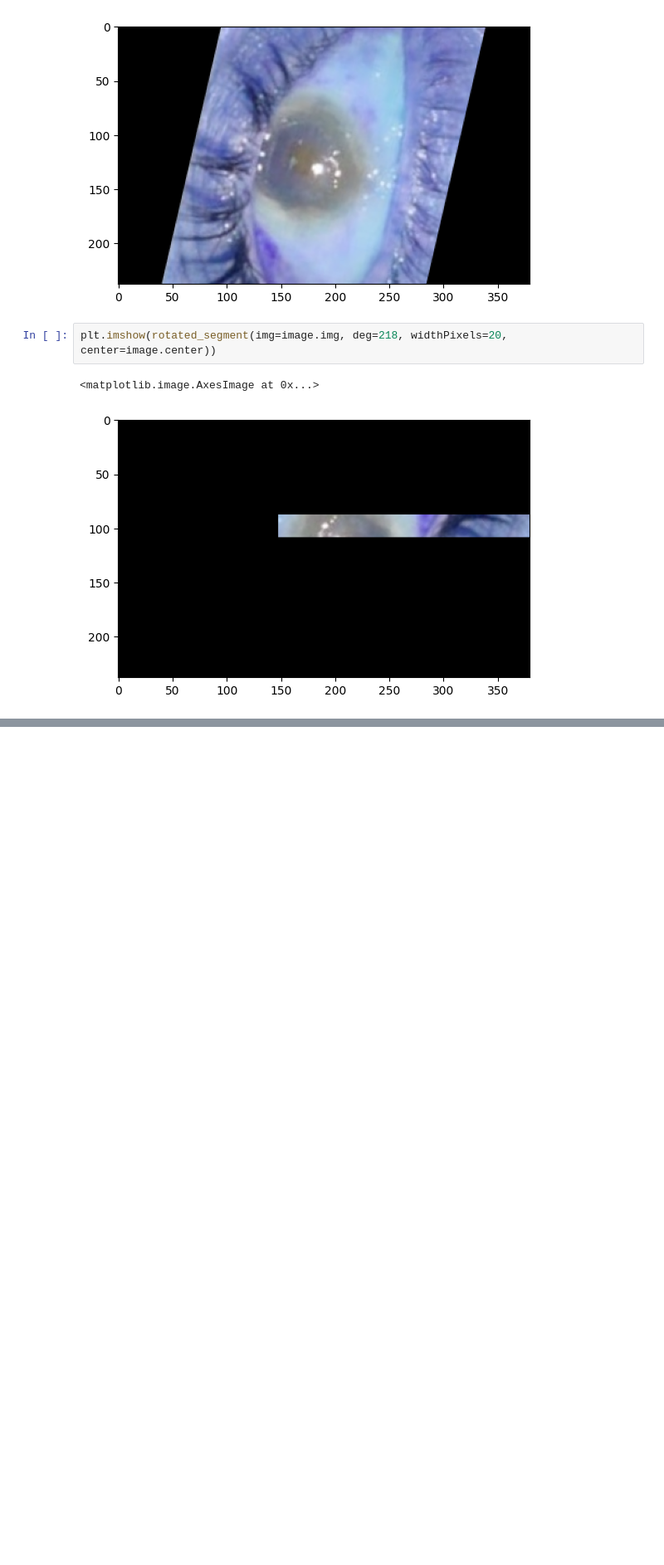
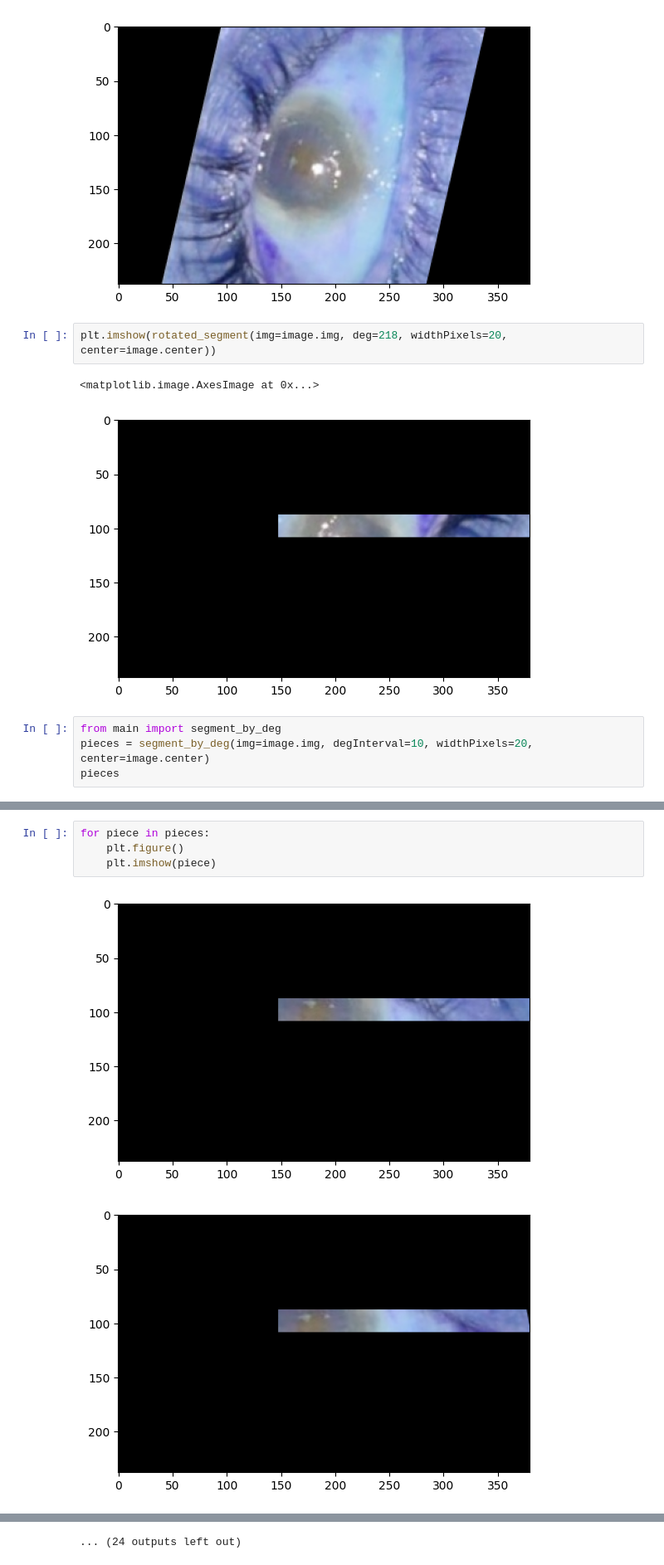
Before and after one commit to ethanrasmussen/EyeTraumaAnalysis, a Jupyter notebook: main.ipynb, the cells around one changed output, grey strips where cells are left out. Shown at 83% size. Drawn from its saved outputs; the diff is of its cells as text; blank space fills up the shorter version.

Commit message:
Full segmentation by deg. interval

```diff
--- a/main.ipynb
+++ b/main.ipynb
@@ -22,3 +18,7 @@ plt.imshow(rotated_segment(img=image.img, deg=218, widthPixels=20, center=image.
 # %% [output]
 <matplotlib.image.AxesImage at 0x...>
 [figure]
+# %%
+from main import segment_by_deg
+pieces = segment_by_deg(img=image.img, degInterval=10, widthPixels=20, center=image.center)
+pieces
@@ -24,0 +43,7 @@ plt.imshow(rotated_segment(img=image.img, deg=218, widthPixels=20, center=image.
+# %%
+for piece in pieces:
+    plt.figure()
+    plt.imshow(piece)
+# %% [output]
+[figure, added]
+[figure, added]
@@ -24,0 +60 @@ plt.imshow(rotated_segment(img=image.img, deg=218, widthPixels=20, center=image.
+... (24 outputs left out)
```
Also changed, not shown: parts of 3 cells of this notebook, 1 other file.
